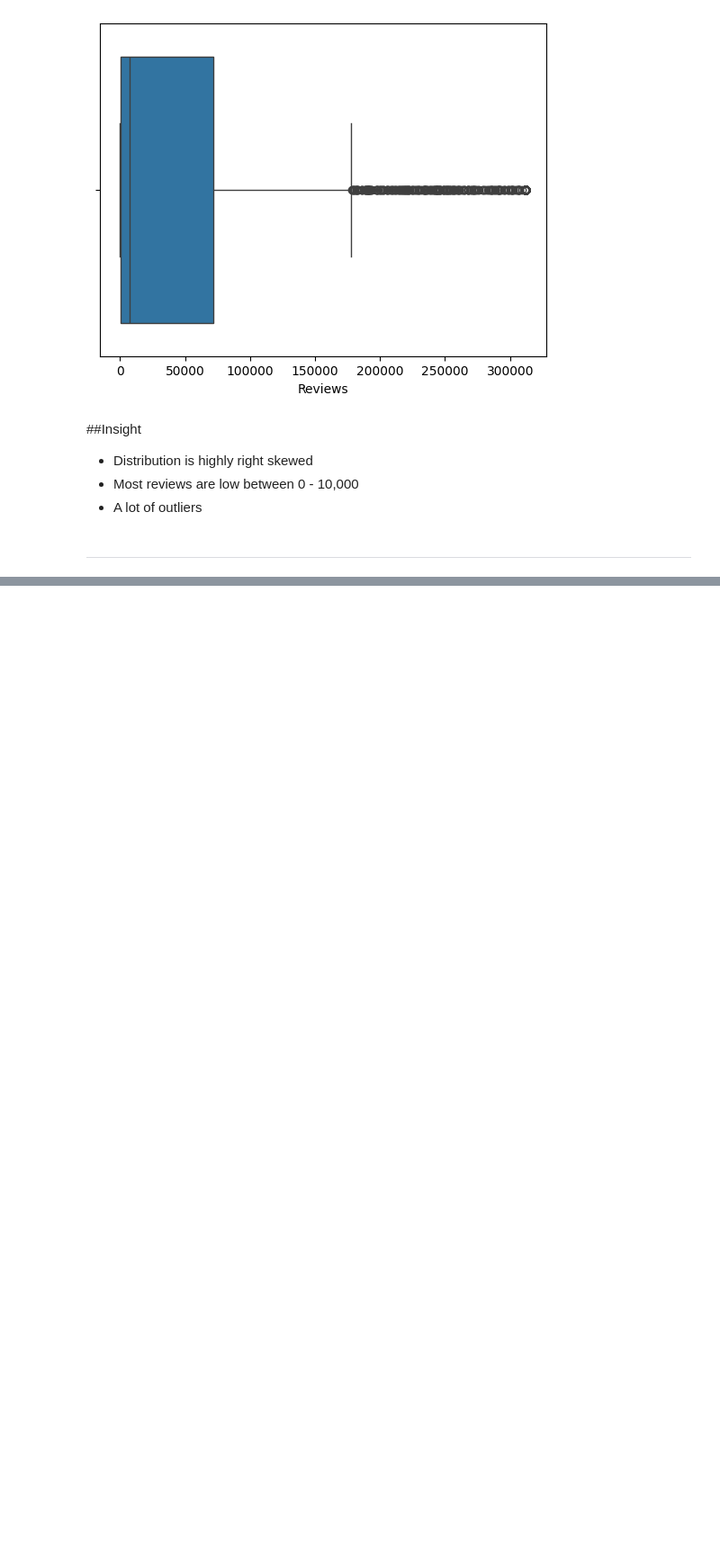
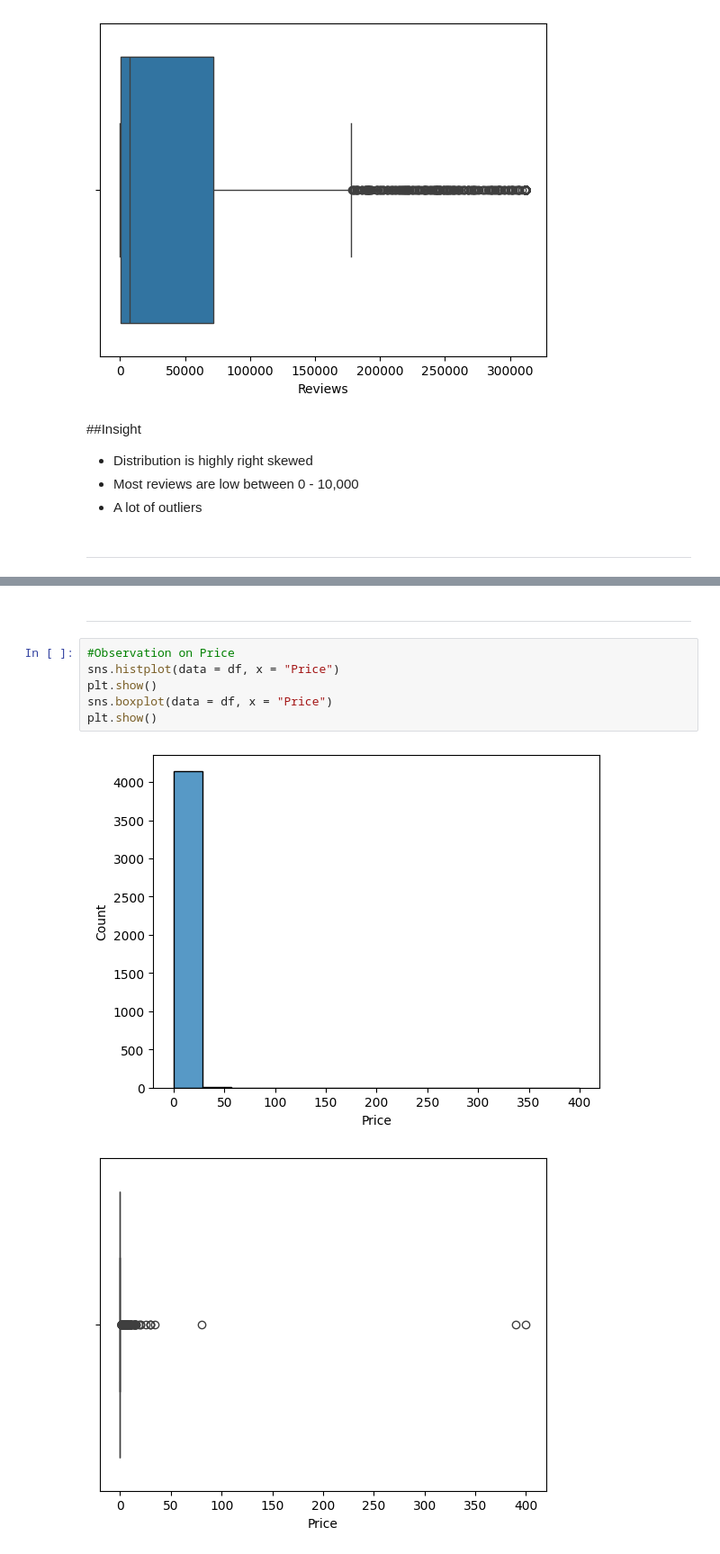
Before and after one commit to HunterKane/University-of-Texas-AI-ML-Projects-, a Jupyter notebook: Practice 1 Google Play Store Case Study - EDA Analysis/Google_Play_Store_Case_Study.ipynb, the cells around one changed output, grey strips where cells are left out. Shown at 90% size. Saved outputs shown, nothing was run; the diff lists cells and outputs as text; blank space fills up the shorter version.

```diff
--- a/Practice 1 Google Play Store Case Study - EDA Analysis/Google_Play_Store_Case_Study.ipynb
+++ b/Practice 1 Google Play Store Case Study - EDA Analysis/Google_Play_Store_Case_Study.ipynb
@@ -273,0 +300,11 @@ plt.show()
+# %% [markdown]
+--------------------------------------------------
+# %%
+#Observation on Price
+sns.histplot(data = df, x = "Price")
+plt.show()
+sns.boxplot(data = df, x = "Price")
+plt.show()
+# %% [output]
+[figure, added]
+[figure, added]
```
Also changed, not shown: parts of 10 cells of this notebook.
